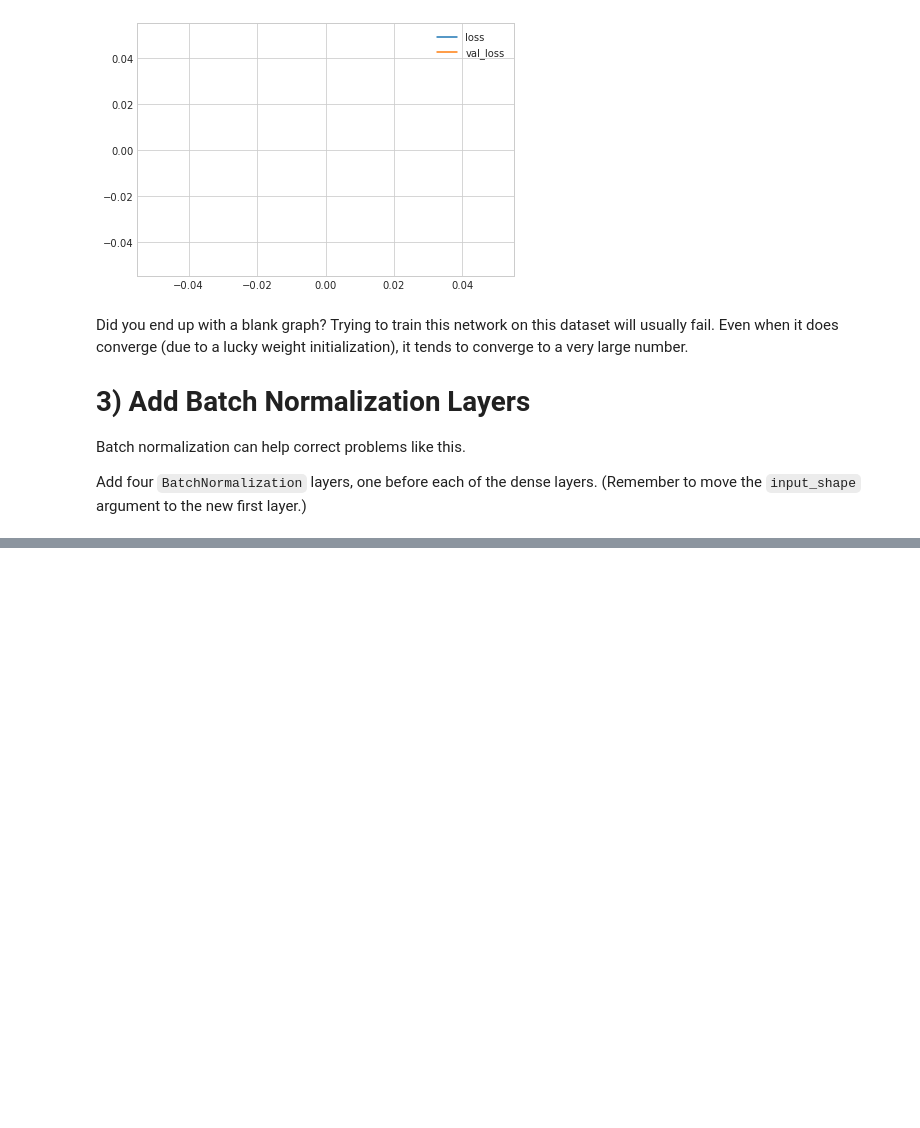
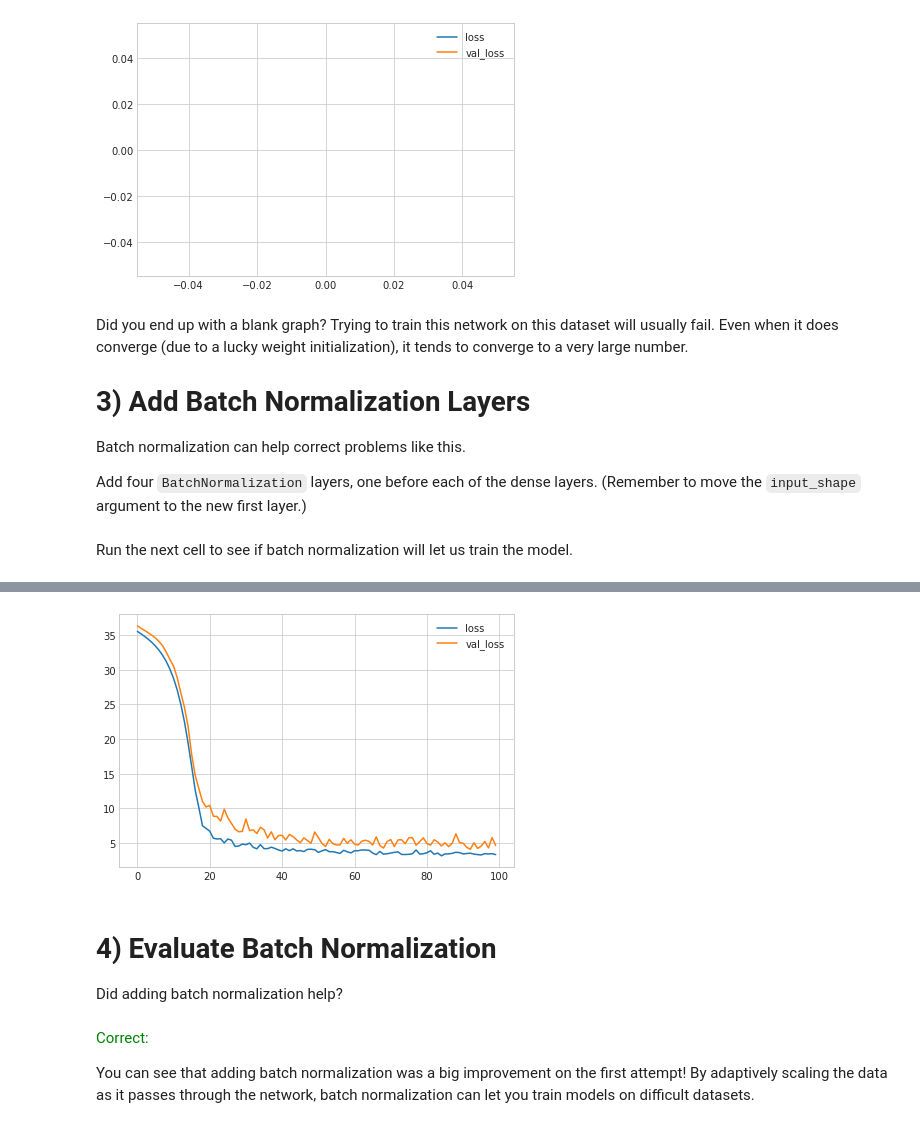
Before and after one commit to kemirandad/intro_deep_learning, a Jupyter notebook: notebooks/Exercise: Dropout and Batch Normalization.ipynb, the cells around one changed output, grey strips where cells are left out. Saved outputs shown, nothing was run; the diff lists cells and outputs as text; code cells hidden in the pictures; blank space fills up the shorter version.

```diff
--- a/notebooks/Exercise: Dropout and Batch Normalization.ipynb
+++ b/notebooks/Exercise: Dropout and Batch Normalization.ipynb
@@ -161,9 +161,33 @@ Add four `BatchNormalization` layers, one before each of the dense layers. (Reme
 # %%
 # YOUR CODE HERE: Add a BatchNormalization layer before each Dense layer
 model = keras.Sequential([
-    layers.Bat
-    layers.Dense(512, activation='relu', input_shape=input_shape),
+    layers.BatchNormalization(input_shape=input_shape),
     layers.Dense(512, activation='relu'),
+    layers.BatchNormalization(),
     layers.Dense(512, activation='relu'),
+    layers.BatchNormalization(),
+    layers.Dense(512, activation='relu'),
+    layers.BatchNormalization(),
     layers.Dense(1),
 ])
+# %% [markdown]
+Run the next cell to see if batch normalization will let us train the model.
+# %%
+model.compile(
+    optimizer='sgd',
+    loss='mae',
+    metrics=['mae'],
+)
+EPOCHS = 100
+history = model.fit(
+    X_train, y_train,
+    validation_data=(X_valid, y_valid),
+    batch_size=64,
+    epochs=EPOCHS,
+    verbose=0,
+)
+
+history_df = pd.DataFrame(history.history)
+history_df.loc[0:, ['loss', 'val_loss']].plot()
+print(("Minimum Validation Loss: {:0.4f}").format(history_df['val_loss'].min()))
+# %% [output]
@@ -169,0 +195,9 @@ model = keras.Sequential([
+[figure, added]
+# %% [markdown]
+# 4) Evaluate Batch Normalization
+
+Did adding batch normalization help?
+# %% [markdown]
+<p style='color: green;'> Correct: </p>
+
+You can see that adding batch normalization was a big improvement on the first attempt! By adaptively scaling the data as it passes through the network, batch normalization can let you train models on difficult datasets.
```
Also changed, not shown: parts of 1 cell of this notebook, 10 other files.
